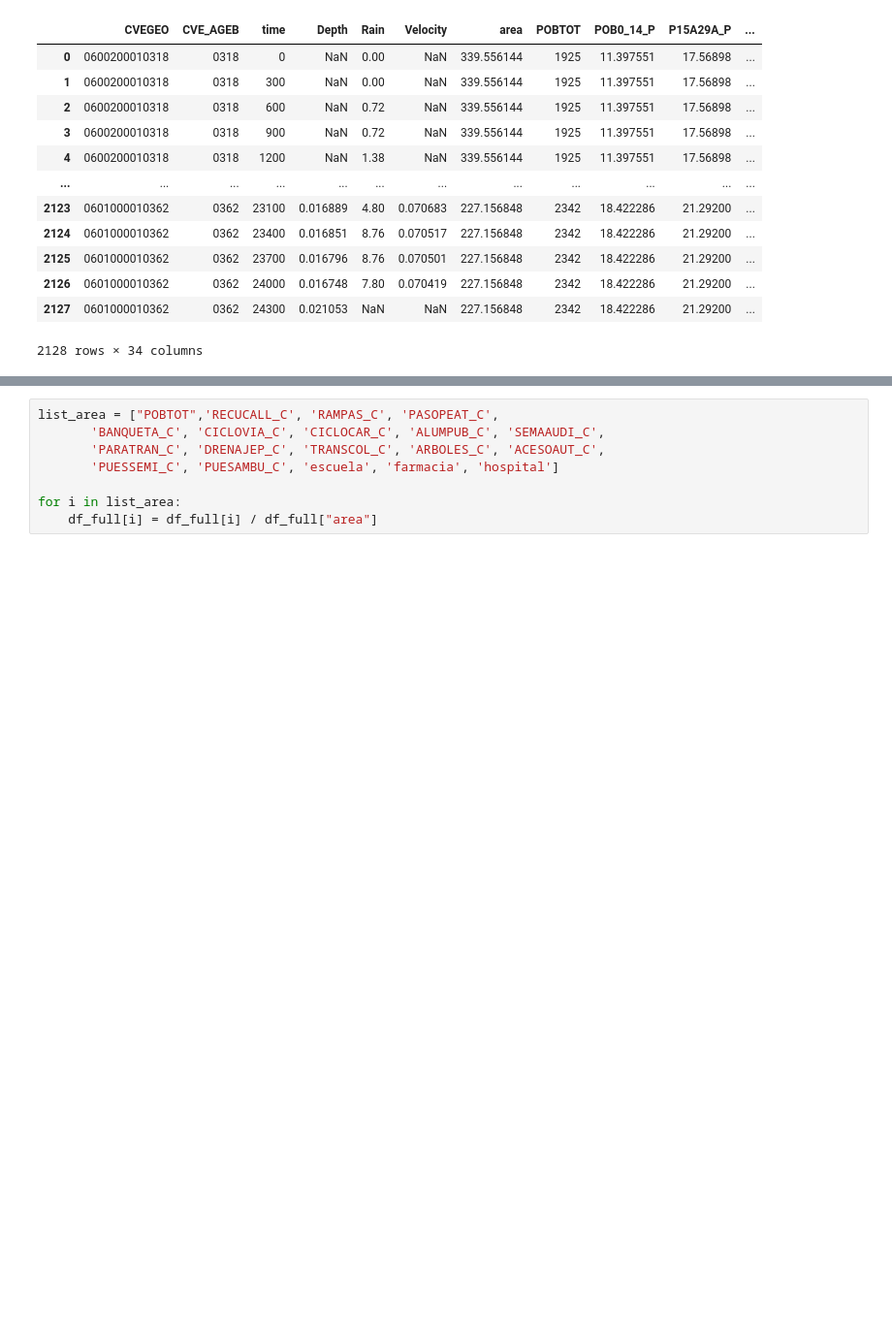
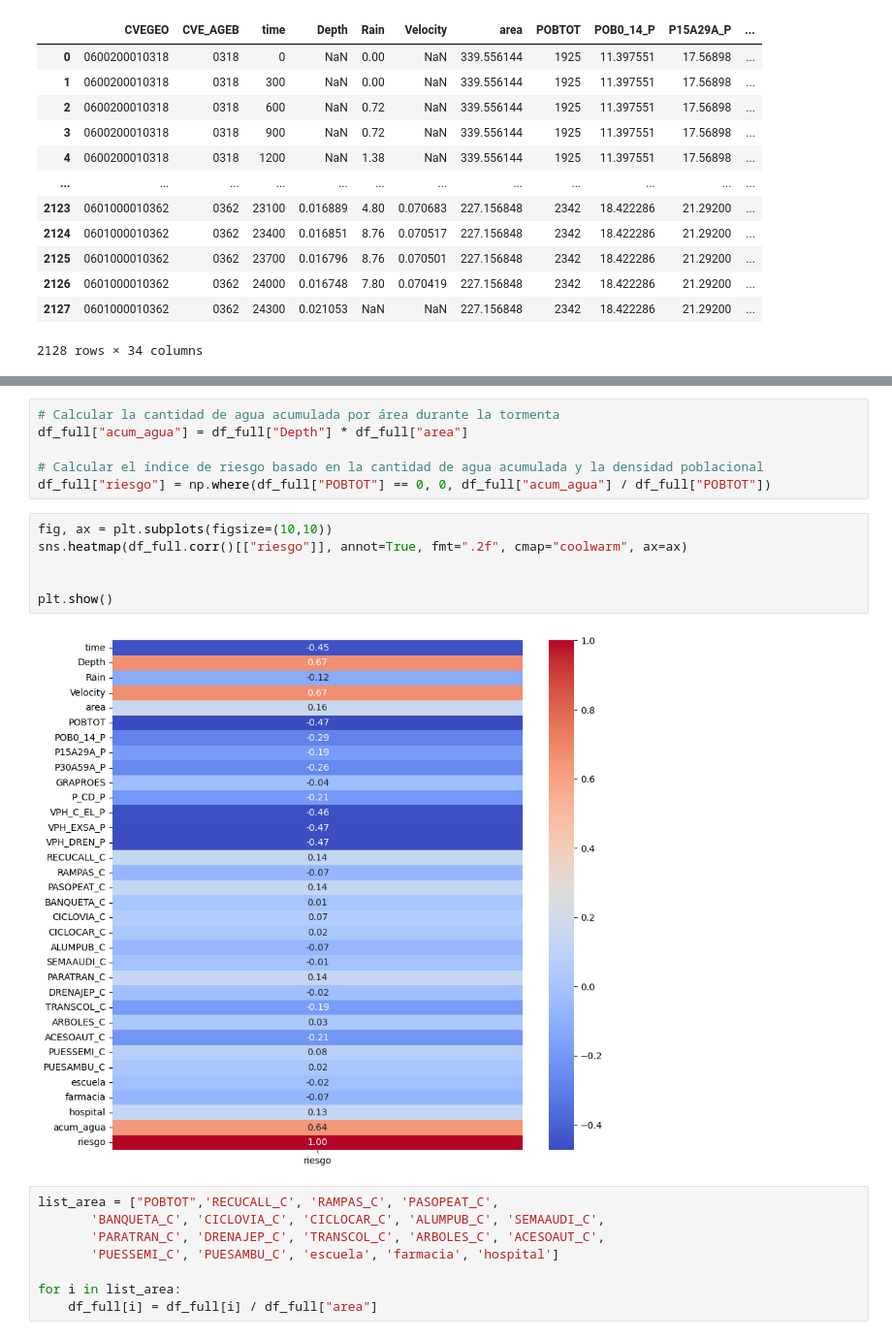
Before and after one commit to pcorner10/prep_2023, a Jupyter notebook: model.ipynb, the cells around one changed output, grey strips where cells are left out. Shown: that part at 97% size. Cells and saved outputs as stored; diff of their text form; blank space fills up the shorter version.

```diff
--- a/model.ipynb
+++ b/model.ipynb
@@ -105,3 +122,17 @@ df_full
+# %%
+# Calcular la cantidad de agua acumulada por área durante la tormenta
+df_full["acum_agua"] = df_full["Depth"] * df_full["area"]
+
+# Calcular el índice de riesgo basado en la cantidad de agua acumulada y la densidad poblacional
+df_full["riesgo"] = np.where(df_full["POBTOT"] == 0, 0, df_full["acum_agua"] / df_full["POBTOT"])
+# %%
+fig, ax = plt.subplots(figsize=(10,10))
+sns.heatmap(df_full.corr()[["riesgo"]], annot=True, fmt=".2f", cmap="coolwarm", ax=ax)
+
+
+plt.show()
+# %% [output]
+[figure, added]
 # %%
 list_area = ["POBTOT",'RECUCALL_C', 'RAMPAS_C', 'PASOPEAT_C',
        'BANQUETA_C', 'CICLOVIA_C', 'CICLOCAR_C', 'ALUMPUB_C', 'SEMAAUDI_C',
```
Also changed, not shown: parts of 19 cells of this notebook, 4 other files.
